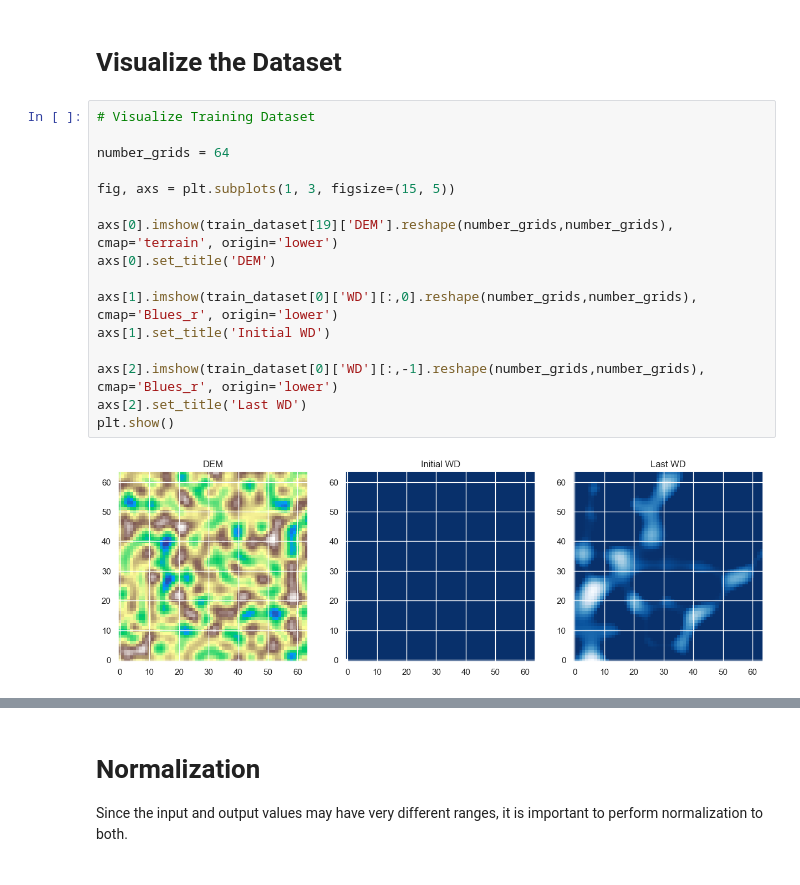
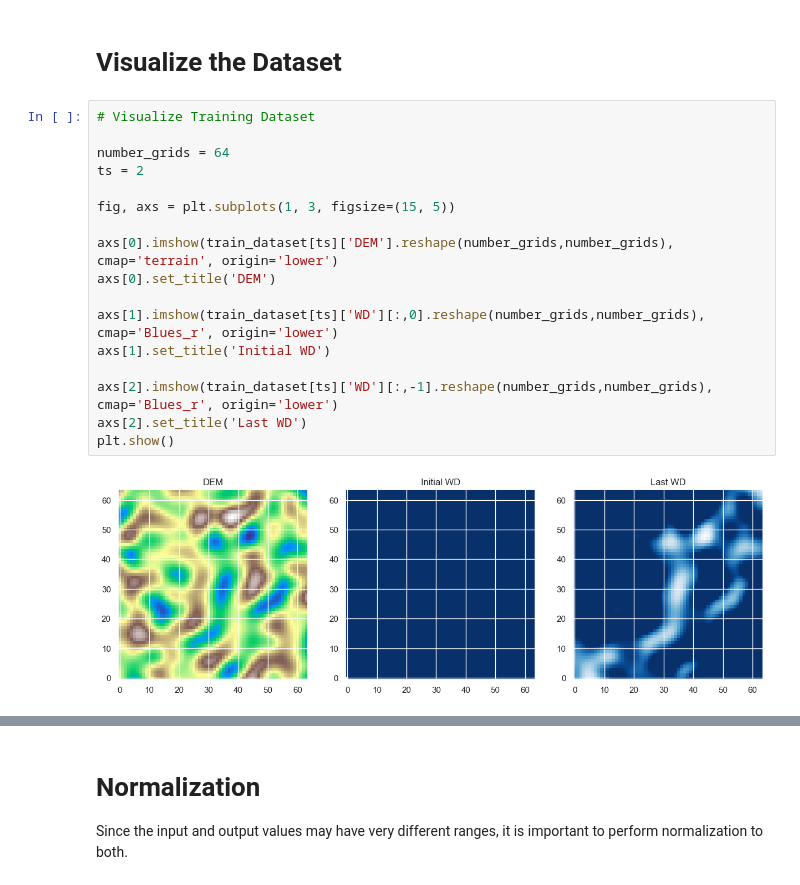
Before and after one commit to SjoCno/Flood-5, a Jupyter notebook: notebooks/dataset.ipynb, the cells around one changed output, grey strips where cells are left out. Saved outputs shown, nothing was run; the diff lists cells and outputs as text.

Commit message:
dataset training

```diff
--- a/notebooks/dataset.ipynb
+++ b/notebooks/dataset.ipynb
@@ -74,21 +74,22 @@ with open(pkl_test, 'rb') as f:
 # %%
 # Visualize Training Dataset
 
 number_grids = 64
+ts = 2
 
 fig, axs = plt.subplots(1, 3, figsize=(15, 5))
 
-axs[0].imshow(train_dataset[19]['DEM'].reshape(number_grids,number_grids), cmap='terrain', origin='lower')
+axs[0].imshow(train_dataset[ts]['DEM'].reshape(number_grids,number_grids), cmap='terrain', origin='lower')
 axs[0].set_title('DEM')
 
-axs[1].imshow(train_dataset[0]['WD'][:,0].reshape(number_grids,number_grids), cmap='Blues_r', origin='lower')
+axs[1].imshow(train_dataset[ts]['WD'][:,0].reshape(number_grids,number_grids), cmap='Blues_r', origin='lower')
 axs[1].set_title('Initial WD')
 
-axs[2].imshow(train_dataset[0]['WD'][:,-1].reshape(number_grids,number_grids), cmap='Blues_r', origin='lower')
+axs[2].imshow(train_dataset[ts]['WD'][:,-1].reshape(number_grids,number_grids), cmap='Blues_r', origin='lower')
 axs[2].set_title('Last WD')
 plt.show()
 # %% [output]
-[figure, old version]
+[figure, new version]
 # %%
 # Testing Dataset
 
```
Also changed, not shown: parts of 2 cells of this notebook.
